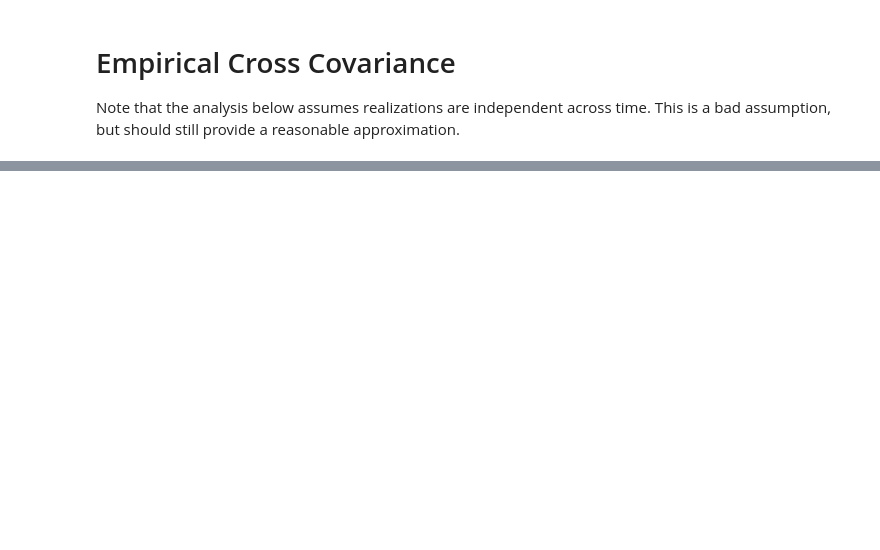
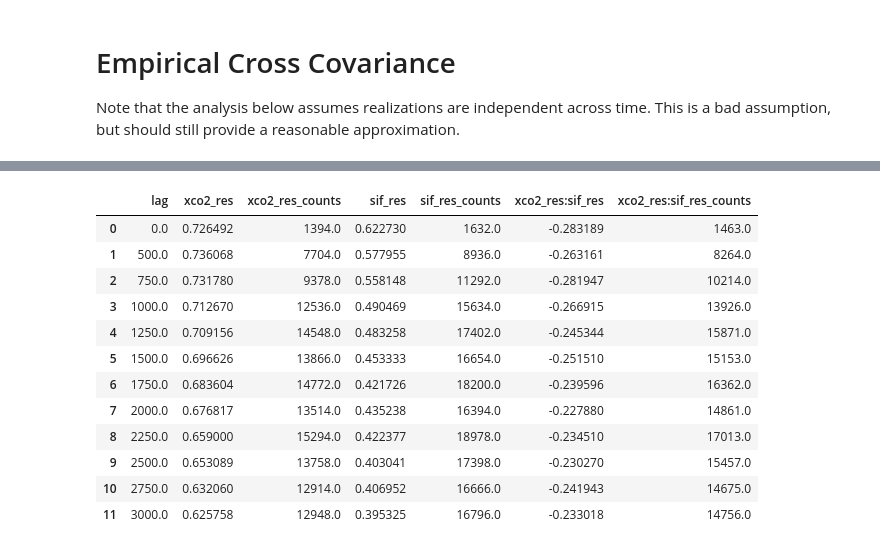
Before and after one commit to 91Mrwu/sif-xco2-cokriging, a Jupyter notebook: notebooks/empirical_variogram.ipynb, the cells around one changed output, grey strips where cells are left out. Drawn from its saved outputs; the diff is of its cells as text; code cells hidden in the pictures; blank space fills up the shorter version.

```diff
--- a/notebooks/empirical_variogram.ipynb
+++ b/notebooks/empirical_variogram.ipynb
@@ -22,0 +19,14 @@ time_lag = 1
+# %%
+# Analysis variables
+years = [2016, 2019]
+tols = [100, 250]
+time_lags = [1, 2]
+space_lags = np.linspace(0, 3.5e3, 15)
+
+# year = years[1]
+# tol = tols[1]
+# time_lag = time_lags[0]
+
+# Initial guess for covariance params
+vgm_guess = [0.4, 1e3, 0.1]
+cross_guess = [1e3, -0.1]
@@ -66,5 +187,21 @@ df_cov = vgm.empirical_variogram(
     time_lag=time_lag,
     covariogram=True,
 )
+# %%
+df_cov
+# %% [output]
+|  | lag | xco2_res | xco2_res_counts | sif_res | sif_res_counts | xco2_res:sif_res | xco2_res:sif_res_counts |
+| 0 | 0.0 | 0.726492 | 1394.0 | 0.622730 | 1632.0 | -0.283189 | 1463.0 |
+| 1 | 500.0 | 0.736068 | 7704.0 | 0.577955 | 8936.0 | -0.263161 | 8264.0 |
+| 2 | 750.0 | 0.731780 | 9378.0 | 0.558148 | 11292.0 | -0.281947 | 10214.0 |
+| 3 | 1000.0 | 0.712670 | 12536.0 | 0.490469 | 15634.0 | -0.266915 | 13926.0 |
+| 4 | 1250.0 | 0.709156 | 14548.0 | 0.483258 | 17402.0 | -0.245344 | 15871.0 |
+| 5 | 1500.0 | 0.696626 | 13866.0 | 0.453333 | 16654.0 | -0.251510 | 15153.0 |
+| 6 | 1750.0 | 0.683604 | 14772.0 | 0.421726 | 18200.0 | -0.239596 | 16362.0 |
+| 7 | 2000.0 | 0.676817 | 13514.0 | 0.435238 | 16394.0 | -0.227880 | 14861.0 |
+| 8 | 2250.0 | 0.659000 | 15294.0 | 0.422377 | 18978.0 | -0.234510 | 17013.0 |
+| 9 | 2500.0 | 0.653089 | 13758.0 | 0.403041 | 17398.0 | -0.230270 | 15457.0 |
+| 10 | 2750.0 | 0.632060 | 12914.0 | 0.406952 | 16666.0 | -0.241943 | 14675.0 |
+| 11 | 3000.0 | 0.625758 | 12948.0 | 0.395325 | 16796.0 | -0.233018 | 14756.0 |
 # %%
 # Fit the theoretical Matern covariance model
```
Also changed, not shown: parts of 10 cells of this notebook, 3 other files.
